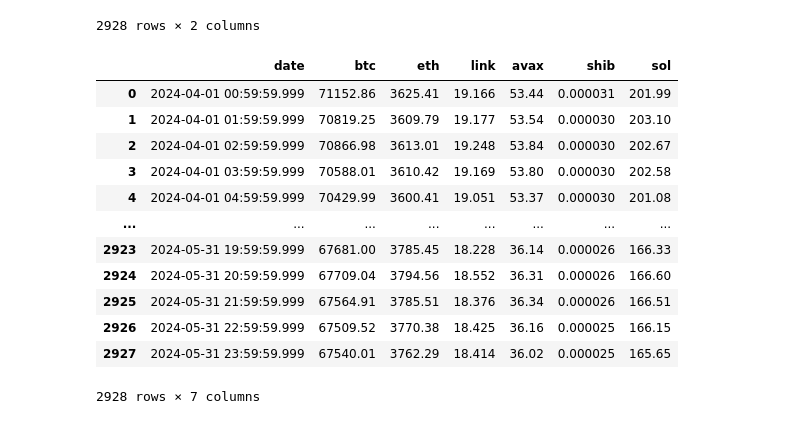
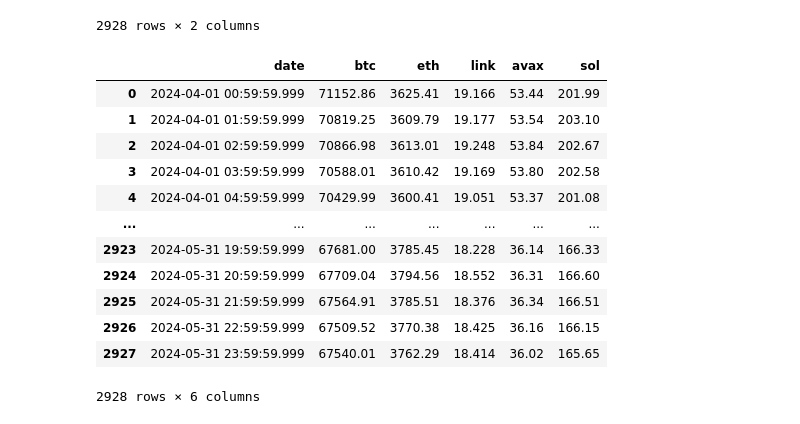
Before and after one commit to outfox330/ML_Models_on_Time_Series, a Jupyter notebook: BTC_FORECAST.ipynb, the cells around one changed output. Saved outputs shown, nothing was run; the diff lists cells and outputs as text; code cells hidden in the pictures.

```diff
--- a/BTC_FORECAST.ipynb
+++ b/BTC_FORECAST.ipynb
@@ -1133,31 +1153,31 @@ df_avax
 | 43199 | 2024-06-30 23:59:59.999 | 29.36 |
 2928 rows × 2 columns
 # %%
-directory = 'data/klines/SHIBUSDT-1m'
+# directory = 'data/klines/SHIBUSDT-1m'
 
-all_files = os.listdir(directory)
+# all_files = os.listdir(directory)
 
-parquet_files = [file for file in all_files if file.endswith('.parquet')]
+# parquet_files = [file for file in all_files if file.endswith('.parquet')]
 
-dfs = pd.DataFrame()
+# dfs = pd.DataFrame()
 
-for file in parquet_files:
-    file_path = os.path.join(directory, file)
-    df = pd.read_parquet(file_path)
-    df['close_time'] = pd.to_datetime(df['close_time'], unit='ms')
-    df = df[['close_time','close']]
-    df.columns = ['date','close']
-    df['year'] = df['date'].dt.year
-    df['month'] = df['date'].dt.month
-    df['day'] = df['date'].dt.day
-    df['hour'] = df['date'].dt.hour
-    df = df.drop_duplicates(['year','month','day','hour'], keep='last')
-    df = df.drop(['year','month','day','hour'], axis=1)
-    dfs = pd.concat([df, dfs])
+# for file in parquet_files:
+#     file_path = os.path.join(directory, file)
+#     df = pd.read_parquet(file_path)
+#     df['close_time'] = pd.to_datetime(df['close_time'], unit='ms')
+#     df = df[['close_time','close']]
+#     df.columns = ['date','close']
+#     df['year'] = df['date'].dt.year
+#     df['month'] = df['date'].dt.month
+#     df['day'] = df['date'].dt.day
+#     df['hour'] = df['date'].dt.hour
+#     df = df.drop_duplicates(['year','month','day','hour'], keep='last')
+#     df = df.drop(['year','month','day','hour'], axis=1)
+#     dfs = pd.concat([df, dfs])
 
-df_shib = dfs
-df_shib.columns = ['date','shib']
-df_shib
+# df_shib = dfs
+# df_shib.columns = ['date','shib']
+# df_shib
 # %% [output]
 |  | date | shib |
 | 59 | 2024-04-01 00:59:59.999 | 0.000031 |
@@ -1215,22 +1235,22 @@ df_sol
 # %%
 df_total = pd.merge(df_btc, df_eth, on = 'date', how='left')
 df_total = pd.merge(df_total, df_link, on = 'date', how='left')
 df_total = pd.merge(df_total, df_avax, on = 'date', how='left')
-df_total = pd.merge(df_total, df_shib, on = 'date', how='left')
+# df_total = pd.merge(df_total, df_shib, on = 'date', how='left')
 df_total = pd.merge(df_total, df_sol, on = 'date', how='left')
 # df_total.columns = ['date','bitcoin','eth','link','avax','shib','sol']
 df_total
 # %% [output]
-|  | date | btc | eth | link | avax | shib | sol |
-| 0 | 2024-04-01 00:59:59.999 | 71152.86 | 3625.41 | 19.166 | 53.44 | 0.000031 | 201.99 |
-| 1 | 2024-04-01 01:59:59.999 | 70819.25 | 3609.79 | 19.177 | 53.54 | 0.000030 | 203.10 |
-| 2 | 2024-04-01 02:59:59.999 | 70866.98 | 3613.01 | 19.248 | 53.84 | 0.000030 | 202.67 |
-| 3 | 2024-04-01 03:59:59.999 | 70588.01 | 3610.42 | 19.169 | 53.80 | 0.000030 | 202.58 |
-| 4 | 2024-04-01 04:59:59.999 | 70429.99 | 3600.41 | 19.051 | 53.37 | 0.000030 | 201.08 |
-| ... | ... | ... | ... | ... | ... | ... | ... |
-| 2923 | 2024-05-31 19:59:59.999 | 67681.00 | 3785.45 | 18.228 | 36.14 | 0.000026 | 166.33 |
-| 2924 | 2024-05-31 20:59:59.999 | 67709.04 | 3794.56 | 18.552 | 36.31 | 0.000026 | 166.60 |
-| 2925 | 2024-05-31 21:59:59.999 | 67564.91 | 3785.51 | 18.376 | 36.34 | 0.000026 | 166.51 |
-| 2926 | 2024-05-31 22:59:59.999 | 67509.52 | 3770.38 | 18.425 | 36.16 | 0.000025 | 166.15 |
-| 2927 | 2024-05-31 23:59:59.999 | 67540.01 | 3762.29 | 18.414 | 36.02 | 0.000025 | 165.65 |
+|  | date | btc | eth | link | avax | sol |
+| 0 | 2024-04-01 00:59:59.999 | 71152.86 | 3625.41 | 19.166 | 53.44 | 201.99 |
+| 1 | 2024-04-01 01:59:59.999 | 70819.25 | 3609.79 | 19.177 | 53.54 | 203.10 |
+| 2 | 2024-04-01 02:59:59.999 | 70866.98 | 3613.01 | 19.248 | 53.84 | 202.67 |
+| 3 | 2024-04-01 03:59:59.999 | 70588.01 | 3610.42 | 19.169 | 53.80 | 202.58 |
+| 4 | 2024-04-01 04:59:59.999 | 70429.99 | 3600.41 | 19.051 | 53.37 | 201.08 |
+| ... | ... | ... | ... | ... | ... | ... |
+| 2923 | 2024-05-31 19:59:59.999 | 67681.00 | 3785.45 | 18.228 | 36.14 | 166.33 |
+| 2924 | 2024-05-31 20:59:59.999 | 67709.04 | 3794.56 | 18.552 | 36.31 | 166.60 |
+| 2925 | 2024-05-31 21:59:59.999 | 67564.91 | 3785.51 | 18.376 | 36.34 | 166.51 |
+| 2926 | 2024-05-31 22:59:59.999 | 67509.52 | 3770.38 | 18.425 | 36.16 | 166.15 |
+| 2927 | 2024-05-31 23:59:59.999 | 67540.01 | 3762.29 | 18.414 | 36.02 | 165.65 |
-2928 rows × 7 columns
+2928 rows × 6 columns
```
Also changed, not shown: parts of 4 cells of this notebook.
